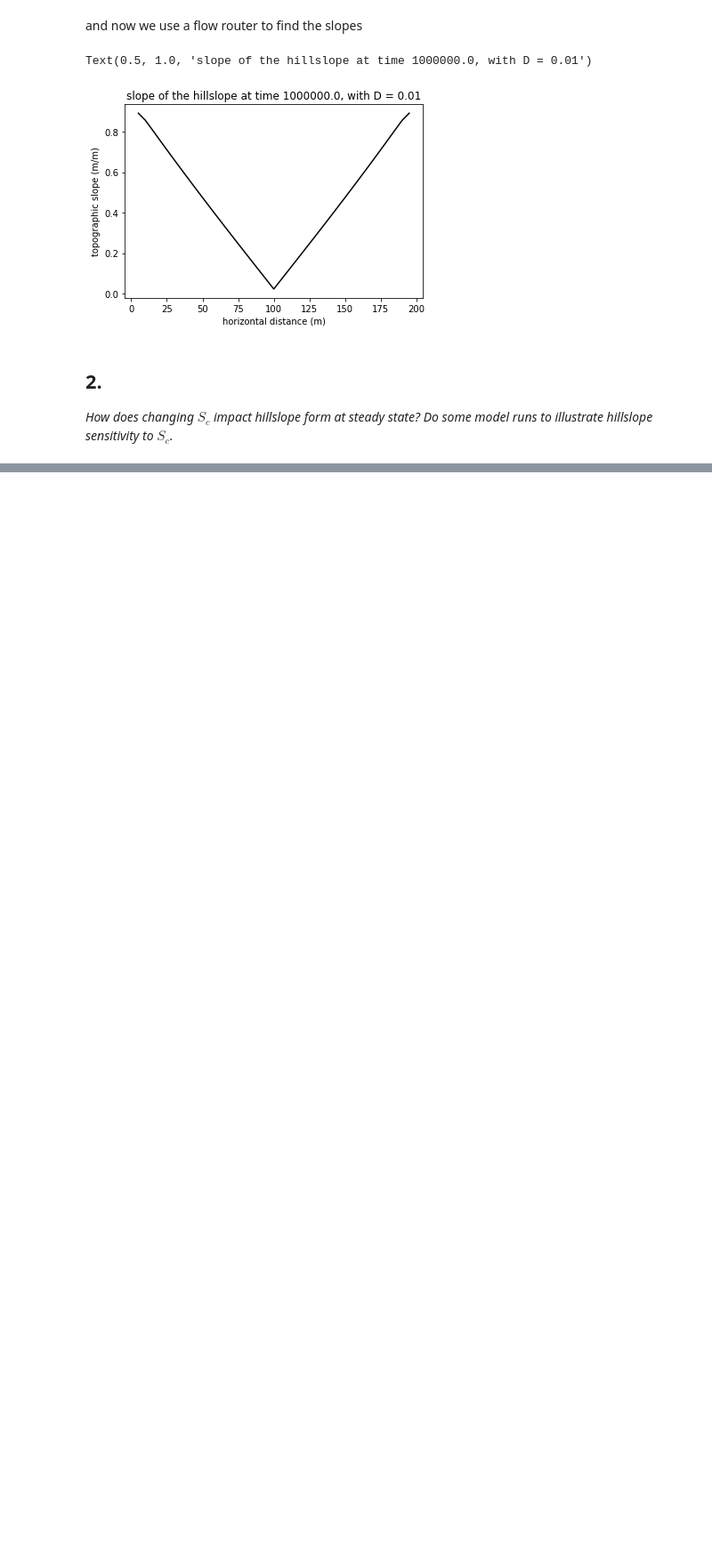
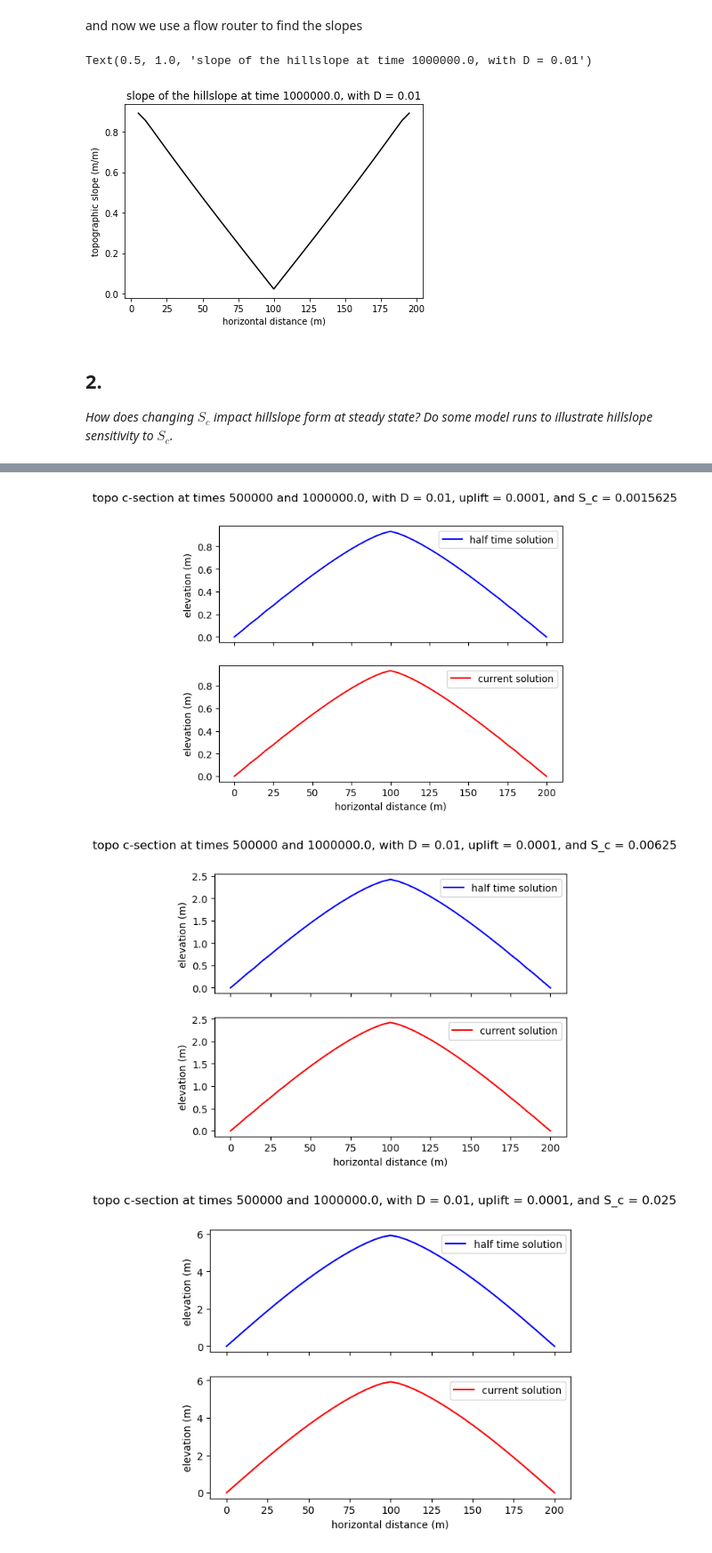
Before and after one commit to sergiogyoz/Geomorphology, a Jupyter notebook: HW/hillslope_non_linear_diffusion.ipynb, the cells around one changed output, grey strips where cells are left out. Shown at 89% size. Saved outputs shown, nothing was run; the diff lists cells and outputs as text; code cells hidden in the pictures; blank space fills up the shorter version.

```diff
--- a/HW/hillslope_non_linear_diffusion.ipynb
+++ b/HW/hillslope_non_linear_diffusion.ipynb
@@ -254,0 +275,9 @@ Now let's see some plots to confirm this.
+# %%
+Ds = [0.01]
+uplift_rates = [0.0001]
+Scs = [0.4/256, 0.4/64,0.4/16, 0.4/4, 0.4, 0.4*4]
+scenarios(Ds,uplift_rates,Scs)
+# %% [output]
+[figure, added]
+[figure, added]
+[figure, added]
```
Also changed, not shown: parts of 35 cells of this notebook.
